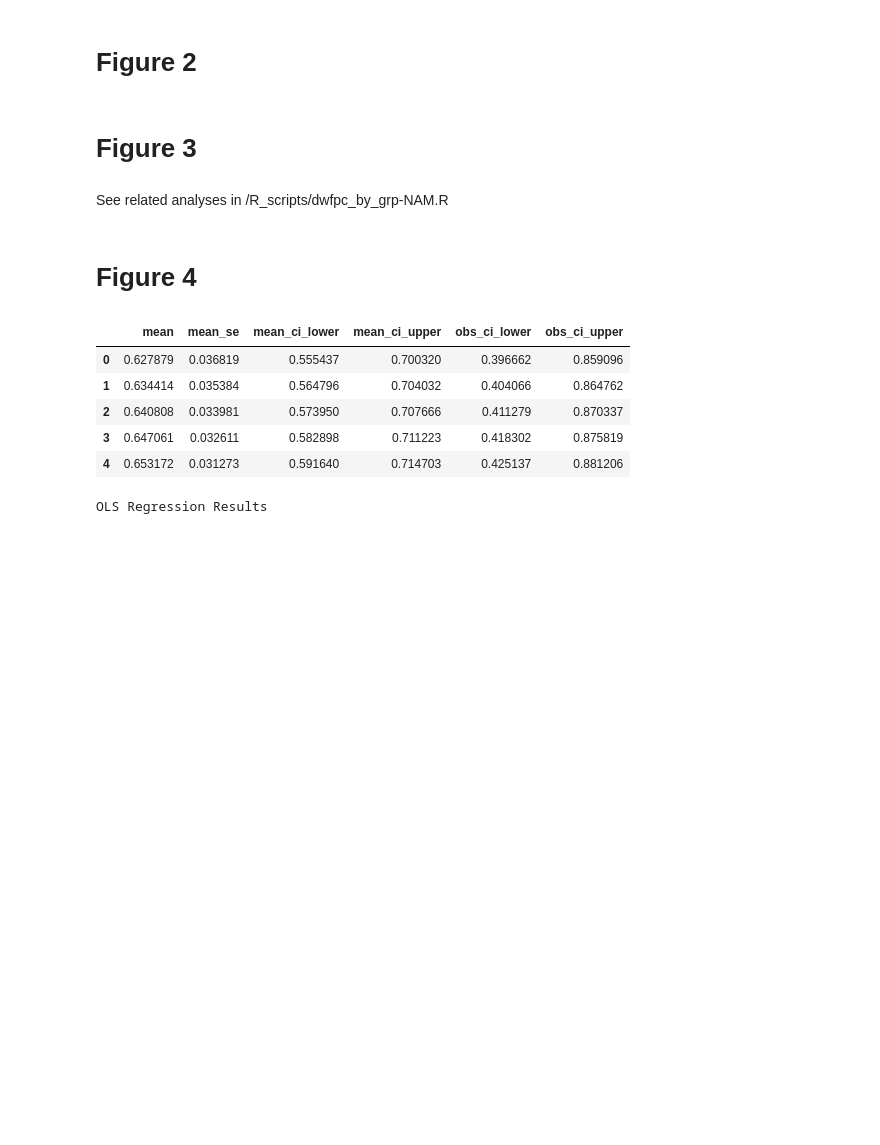
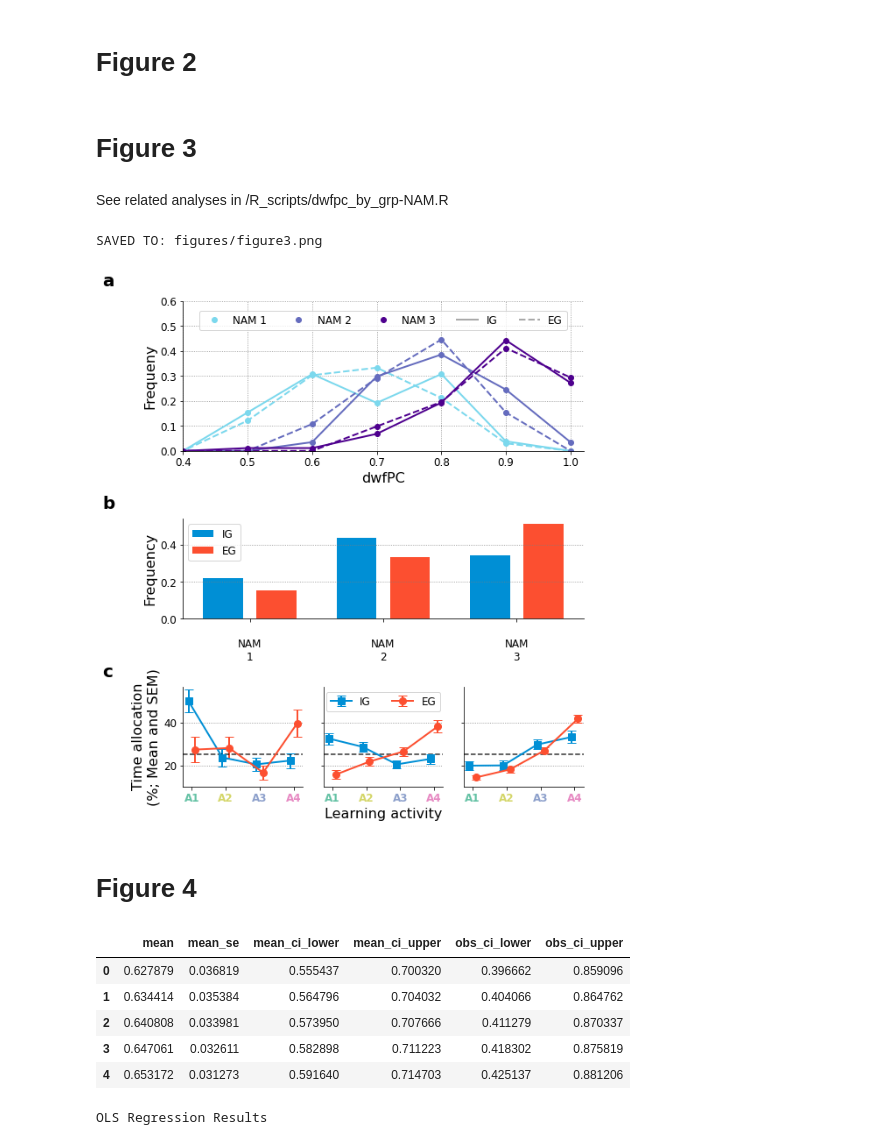
Before and after one commit to flowersteam/Humans-monitor-LP, a Jupyter notebook: figures.ipynb, the cells around one changed output. Saved outputs shown, nothing was run; the diff lists cells and outputs as text; code cells hidden in the pictures; blank space fills up the shorter version.

```diff
--- a/figures.ipynb
+++ b/figures.ipynb
@@ -198,7 +204,7 @@ make_fig2(
 # %% [markdown]
 See related analyses in /R_scripts/dwfpc_by_grp-NAM.R
 # %%
-def subfig_3a(ax, data_path):
+def subfig_3nams(ax, data_path):
     # Load data
     df = pd.read_csv(data_path)
     df = df.loc[df.nam > 0, :]
@@ -220,7 +226,7 @@ def subfig_3a(ax, data_path):
     vut.change_width(ax, .3)
 
 
-def subfig_3b(axes, data_path, nam_data_path):
+def subfig_3choices(axes, data_path, nam_data_path):
     # Load data
     df = pd.read_csv(data_path).filter(items=['sid','group','trial','activity'])
     # Select only required free-play trials (N = 250)
@@ -251,7 +257,7 @@ def subfig_3b(axes, data_path, nam_data_path):
         for xt, c in zip(ax.get_xticklabels(), colors):
             xt.set_color(c)
         if nam == 1:
-            ax.set_ylabel('Trials per activity\n(%; Mean and SEM)')
+            ax.set_ylabel('Time allocation\n(%; Mean and SEM)')
         if nam == 2:
             ax.set_xlabel('Learning activity'.format(nam))
         if nam > 1:
@@ -259,7 +265,7 @@ def subfig_3b(axes, data_path, nam_data_path):
     leg = axes[1].legend(loc='upper center', ncol=2)
 
 
-def subfig_3c(ax, data_path):
+def subfig_3learning(ax, data_path):
     df = pd.read_csv(data_path)
     df = df.loc[df.nam > 0, :]
     bins = np.arange(0, 1.02, .1)
@@ -288,44 +294,43 @@ def subfig_3c(ax, data_path):
         handler_map={tuple: legend_handler.HandlerTuple(ndivide=None)}
     )
     ax.set_ylim(0, .6)
     ax.set_xlabel('dwfPC')
     ax.set_ylabel('Frequeny')
 
 
 def make_fig3(figname, save_to, save_as=''):
     fig = plt.figure(figname, figsize=[8.2, 9])
     gs = fig.add_gridspec(ncols=4, nrows=3,
                           width_ratios=[.5,1,1,1],
-                          height_ratios=[1,1,1.5])
+                          height_ratios=[1.5,1,1])
     labx, laby = 0, 1.1
-
     # Subplot (a)
     vut.add_subplot_label(x=labx, y=laby, label='a', size=20, ax=fig.add_subplot(gs[0, 0]))
-    ax_a = vut.pretty(fig.add_subplot(gs[0, 1:]))
-    subfig_3a(ax_a, 'data/learning_data.csv')
-
+    ax = vut.pretty(fig.add_subplot(gs[0, 1:]))
+    subfig_3learning(ax, 'data/learning_data.csv')
     # Subplot (b)
     vut.add_subplot_label(x=labx, y=laby, label='b', size=20, ax=fig.add_subplot(gs[1, 0]))
-    axes_b = [vut.pretty(fig.add_subplot(gs[1, i+1]), 'y') for i in range(3)]
-    subfig_3b(axes_b, 'data/clean_data.csv', 'data/nam_data.csv')
-
+    ax = vut.pretty(fig.add_subplot(gs[1, 1:]))
+    subfig_3nams(ax, 'data/learning_data.csv')
     # Subplot (c)
     vut.add_subplot_label(x=labx, y=laby, label='c', size=20, ax=fig.add_subplot(gs[2, 0]))
-    ax_c = vut.pretty(fig.add_subplot(gs[2, 1:]))
-    subfig_3c(ax_c, 'data/learning_data.csv')
-
+    axes = [vut.pretty(fig.add_subplot(gs[2, i+1]), 'y') for i in range(3)]
+    subfig_3choices(axes, 'data/clean_data.csv', 'data/nam_data.csv')
     # Save figure
     fig.tight_layout()
     fig.subplots_adjust(wspace=0.2)
     if save_as:
         vut.save_it(fig, save_to, figname=figname, save_as=save_as, compress=False, dpi=100)
 
 
 make_fig3(
     figname='figure3',
     save_to='figures',
     save_as='png' # File format (png, jpeg, svg, ...)
 )
+# %% [output]
+SAVED TO: figures/figure3.png
+[figure, added]
 # %% [markdown]
 # Figure 4
 # %%
```
Also changed, not shown: parts of 5 cells of this notebook.
